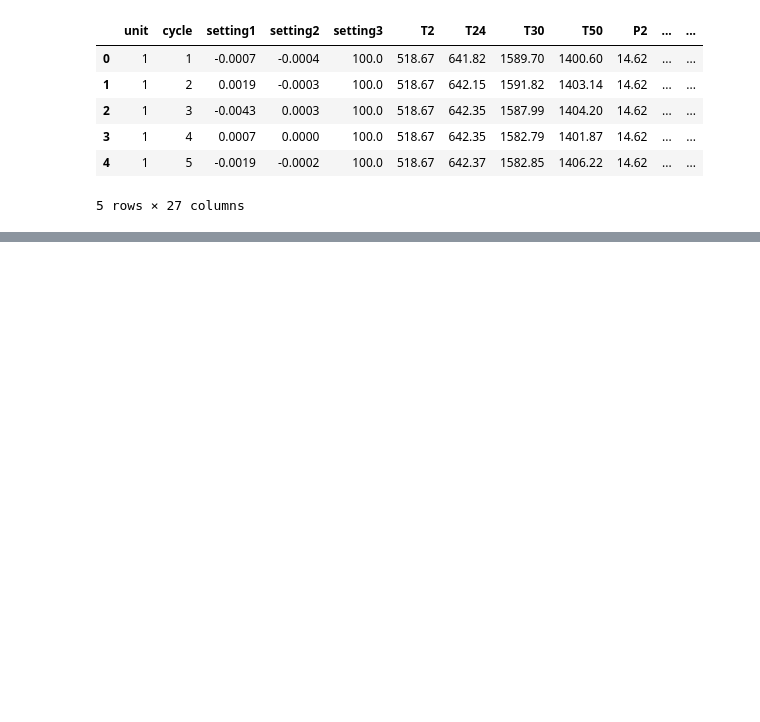
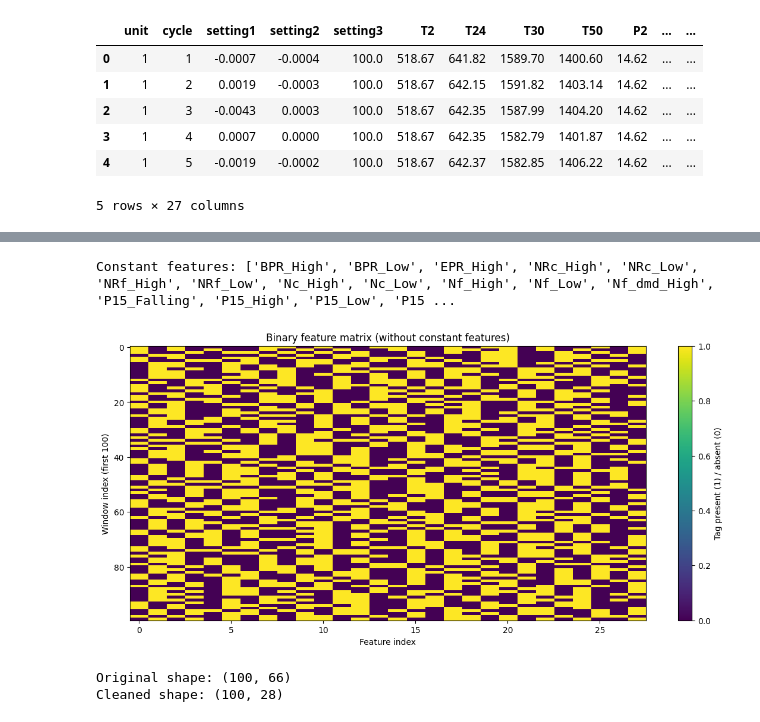
Before and after one commit to Samuel-Chapuis/Naive_Association_mining_on_Turbofan_Degradation, a Jupyter notebook: analysis.ipynb, the cells around one changed output, grey strips where cells are left out. Drawn from its saved outputs; the diff is of its cells as text; code cells hidden in the pictures; blank space fills up the shorter version.

```diff
--- a/analysis.ipynb
+++ b/analysis.ipynb
@@ -83,0 +191,27 @@ df.head()
+# %%
+# Get constant features
+constant_features = data.columns[data.nunique() == 1]
+
+# Print them
+print("Constant features:", constant_features.tolist())
+
+# Remove them
+data_cleaned = data.drop(columns=constant_features)
+
+# Plot the cleaned data
+plt.figure(figsize=(14, 6))
+plt.imshow(data_cleaned.values, aspect='auto', interpolation='nearest')  # Use data_cleaned instead of data
+plt.colorbar(label='Tag present (1) / absent (0)')
+plt.xlabel("Feature index")
+plt.ylabel("Window index (first 100)")
+plt.title("Binary feature matrix (without constant features)")
+plt.show()
+
+# Print the shape difference to verify removal
+print(f"Original shape: {data.shape}")
+print(f"Cleaned shape: {data_cleaned.shape}")
+# %% [output]
+Constant features: ['BPR_High', 'BPR_Low', 'EPR_High', 'NRc_High', 'NRc_Low', 'NRf_High', 'NRf_Low', 'Nc_High', 'Nc_Low', 'Nf_High', 'Nf_Low', 'Nf_dmd_High', 'P15_Falling', 'P15_High', 'P15_Low', 'P15 ...
+[figure, added]
+Original shape: (100, 66)
+Cleaned shape: (100, 28)
```
Also changed, not shown: parts of 7 cells of this notebook.
